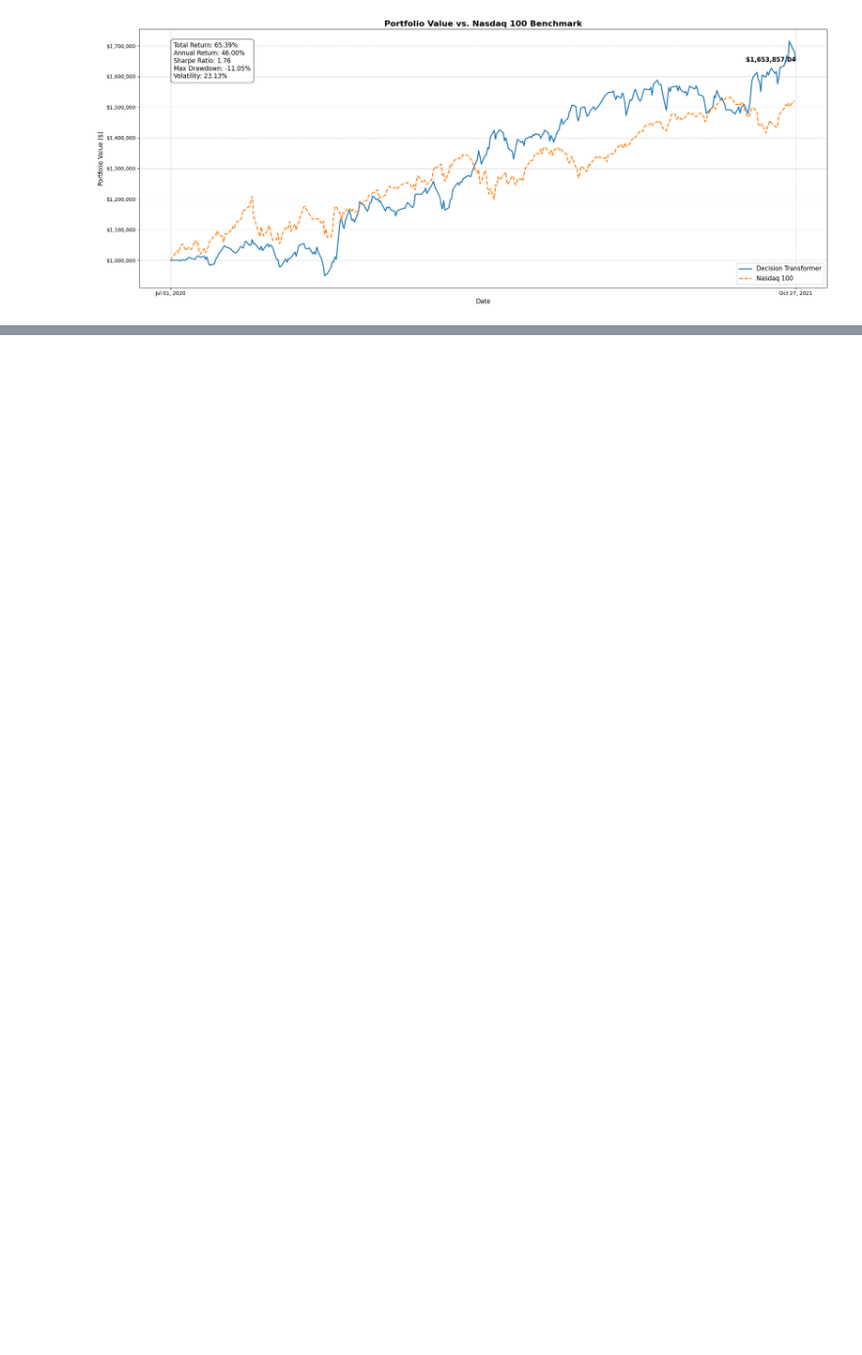
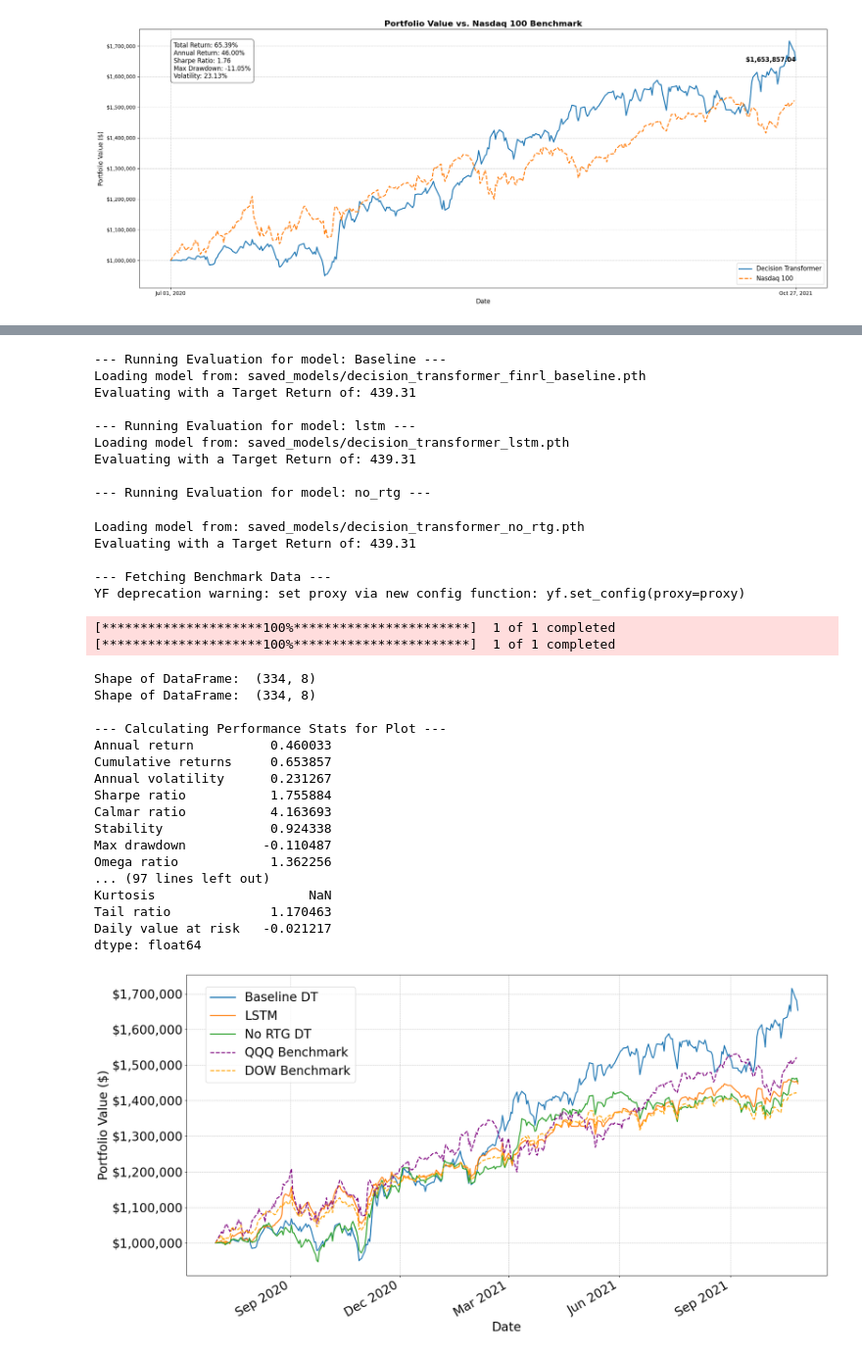
Before and after one commit to Sallyliubj/Decision-Transformer-for-FinRL, a Jupyter notebook: backtest.ipynb, the cells around one changed output, grey strips where cells are left out. Shown at 98% size. Saved outputs shown, nothing was run; the diff lists cells and outputs as text; code cells hidden in the pictures; blank space fills up the shorter version.

Commit message:
update backtest plots

```diff
--- a/backtest.ipynb
+++ b/backtest.ipynb
@@ -40,5 +48,9 @@ df['action'] = df['action'].apply(parse_array)
+# %%
+df = pd.read_csv("decision_transformer_ready_dataset.csv")
+model_path = "decision_transformer_20_lr_3e-5_1000_epochs.pth"
 # %%
-from dt_baseline import FinRLDataset, DecisionTransformerConfig, DecisionTransformerModel
+df['state'] = df['state'].apply(parse_array)
+df['action'] = df['action'].apply(parse_array)
 
 df['episode_start'] = df['episode_start'].astype(bool)
 episode_starts = df.index[df['episode_start']].tolist()
@@ -69,6 +81,8 @@ act_dim = train_dataset.action_dim
 
 config = DecisionTransformerConfig(state_dim=state_dim, act_dim=act_dim, hidden_size=128, n_layer=3, n_head=1, n_inner=4*128)
 model = DecisionTransformerModel(config)
+
 device = torch.device("cuda" if torch.cuda.is_available() else "cpu")
+model.load_state_dict(torch.load(model_path, map_location=device))
 model = model.to(device)
 # %%
@@ -110,7 +123,6 @@ def evaluate_episode_rtg(model, env, target_return):
     state = np.array(state)
     done = False
 
-    # Initialize with dummy action and reward for the first step
     states = torch.from_numpy(state).reshape(1, 1, state_dim).float().to(device)
     actions = torch.zeros((1, 1, act_dim), device=device)
     rewards_history = torch.zeros(1, 1, device=device)
@@ -119,30 +131,30 @@ def evaluate_episode_rtg(model, env, target_return):
     episode_return, episode_length = 0, 0
 
     while not done:
-        # Manually create attention mask on the correct device
         seq_len = states.shape[1]
         attention_mask = torch.ones(1, seq_len, device=device, dtype=torch.long)
 
-        action_preds = model(
-            states=states,
-            actions=actions,
-            rewards=rewards_history,
-            returns_to_go=target_return_tensor,
-            timesteps=timesteps,
-            attention_mask=attention_mask
-        ).action_preds
+        model_args = {
+            "states": states,
+            "actions": actions,
+            "rewards": rewards_history,
+            "timesteps": timesteps,
+            "attention_mask": attention_mask,
+            "returns_to_go": target_return_tensor
+        }
+
+        outputs = model(**model_args)
+        action_preds = outputs['action_preds']
 
         action = action_preds[0, -1].detach().cpu().numpy()
         state, reward, terminated, truncated, _ = env.step(action)
         state = np.array(state)
         done = terminated or truncated
 
-        # Update sequences
         actions = torch.cat([actions, torch.from_numpy(action).reshape(1, 1, act_dim).float().to(device)], dim=1)
         states = torch.cat([states, torch.from_numpy(state).reshape(1, 1, state_dim).float().to(device)], dim=1)
         rewards_history = torch.cat([rewards_history, torch.tensor([[reward]], device=device, dtype=torch.float32)], dim=1)
 
-        # Ensure reward tensor has correct shape and device for subtraction
         reward_tensor = torch.tensor([[[reward]]], device=device, dtype=torch.float32)
         new_rtg = target_return_tensor[:, -1:, :] - reward_tensor
         target_return_tensor = torch.cat([target_return_tensor, new_rtg], dim=1)
@@ -150,7 +162,6 @@ def evaluate_episode_rtg(model, env, target_return):
         episode_return += reward
         episode_length += 1
 
-        # Trim sequences to context length
         states, actions, rewards_history, target_return_tensor, timesteps = (
             states[:, -CONTEXT_LENGTH:],
             actions[:, -CONTEXT_LENGTH:],
@@ -161,9 +172,7 @@ def evaluate_episode_rtg(model, env, target_return):
 
     return env.save_asset_memory()
 # %%
-from finrl.plot import backtest_plot
-from finrl.plot import backtest_stats, backtest_plot, get_daily_return
-
+df['episode_start'] = df['episode_start'].astype(bool)
 episode_starts = df.index[df['episode_start']].tolist()
 episode_ends = episode_starts[1:] + [len(df)]
 episode_returns = [df.iloc[start:end]['reward'].sum() for start, end in zip(episode_starts, episode_ends)]
@@ -171,8 +180,10 @@ target_return_prompt = np.mean(episode_returns)
 
 print(f"\nEvaluating with a Target Return of: {target_return_prompt:.2f}")
 
-model.load_state_dict(torch.load("decision_transformer_finrl.pth"))
 account_value_df = evaluate_episode_rtg(model, eval_env, target_return_prompt)
+
+start_date = account_value_df.date.iloc[0]
+end_date = account_value_df.date.iloc[-1]
 # %% [output]
 Evaluating with a Target Return of: 439.31
 # %%
@@ -322,0 +523,37 @@ plt.show()
+# %%
+evaluate_and_plot_all()
+# %% [output]
+--- Running Evaluation for model: Baseline ---
+Loading model from: saved_models/decision_transformer_finrl_baseline.pth
+Evaluating with a Target Return of: 439.31
+
+--- Running Evaluation for model: lstm ---
+Loading model from: saved_models/decision_transformer_lstm.pth
+Evaluating with a Target Return of: 439.31
+
+--- Running Evaluation for model: no_rtg ---
+Loading model from: saved_models/decision_transformer_no_rtg.pth
+Evaluating with a Target Return of: 439.31
+
+--- Fetching Benchmark Data ---
+YF deprecation warning: set proxy via new config function: yf.set_config(proxy=proxy)
+[*********************100%***********************]  1 of 1 completed
+[*********************100%***********************]  1 of 1 completed
+Shape of DataFrame:  (334, 8)
+Shape of DataFrame:  (334, 8)
+
+--- Calculating Performance Stats for Plot ---
+Annual return          0.460033
+Cumulative returns     0.653857
+Annual volatility      0.231267
+Sharpe ratio           1.755884
+Calmar ratio           4.163693
+Stability              0.924338
+Max drawdown          -0.110487
+Omega ratio            1.362256
+... (97 lines left out)
+Kurtosis                    NaN
+Tail ratio             1.170463
+Daily value at risk   -0.021217
+dtype: float64
+[figure, added]
```
Also changed, not shown: parts of 12 cells of this notebook, 3 other files.
